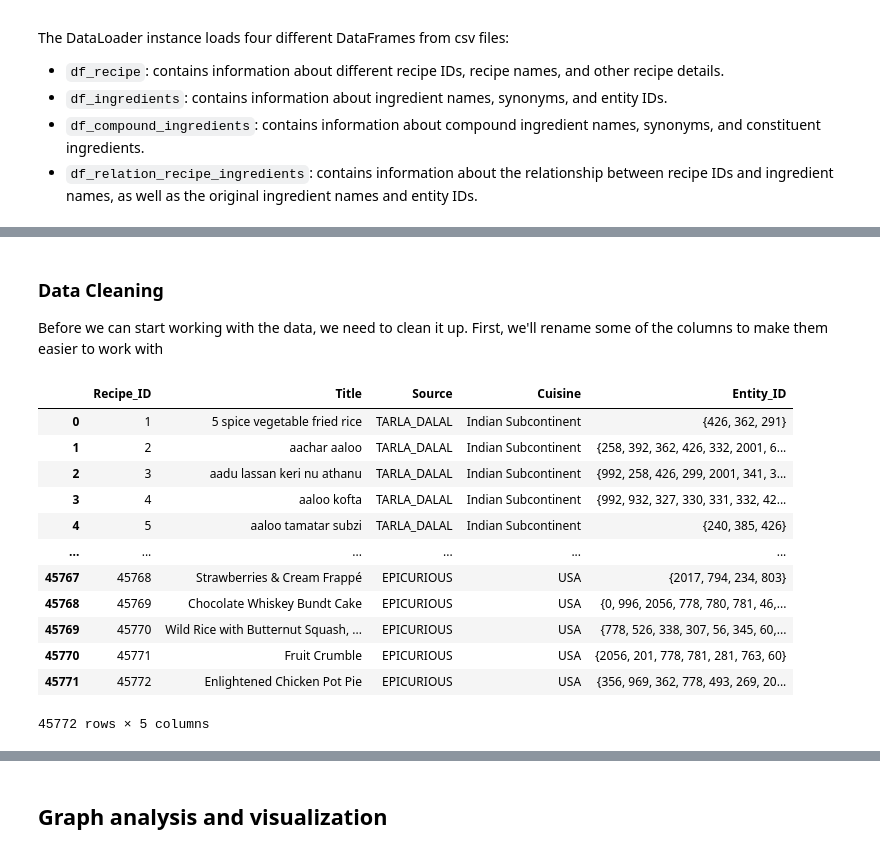
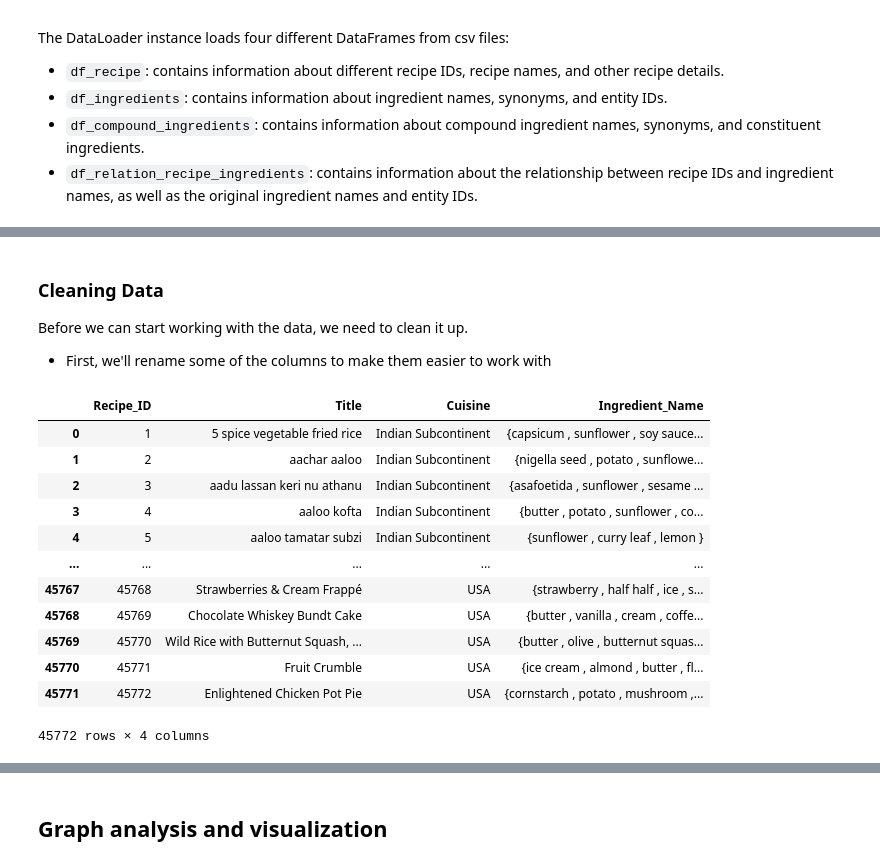
Before and after one commit to GiselleSL/Recipe-Data-Analysis, a Jupyter notebook: dataLoader.ipynb, the cells around one changed output, grey strips where cells are left out. Saved outputs shown, nothing was run; the diff lists cells and outputs as text; code cells hidden in the pictures.

```diff
--- a/dataLoader.ipynb
+++ b/dataLoader.ipynb
@@ -11,24 +12,3 @@ import pandas as pd
-# %%
-
-# * ----------------------------- CLASS DATALOADER ----------------------------- #
-class DataLoader:
-    """Clase genérica para procesar información de un archivo csv o json."""
-
-    def __init__(self, file_path, file_type="json"):
-        self._file_path = file_path
-        self._file_type = file_type
-
-    def load_data(self):
-        if self._file_type == "json":
-            with open(self._file_path, "r") as f:
-                data = json.load(f)
-            df = pd.DataFrame(data)
-        elif self._file_type == "csv":
-            df = pd.read_csv(self._file_path)
-        else:
-            raise ValueError(f"Unsupported file type: {self._file_type}")
-
-        return df
 # %% [markdown]
 ### Create Data Frames for each csv files.
 
@@ -52,29 +37,31 @@ df_relation_recipe_ingredients = df_relation_recipe_ingredients.rename(columns={
 # %% [markdown]
-### Data Cleaning
-
-Before we can start working with the data, we need to clean it up. First, we'll rename some of the columns to make them easier to work with
+### Cleaning Data
+Before we can start working with the data, we need to clean it up.
+- First, we'll rename some of the columns to make them easier to work with
 # %%
 def add_ingredients_to_recipe(df_recipe, df_relation_recipe_ingredients):
     # Agrupar los ingredientes por receta
-    ingredientes_por_receta = df_relation_recipe_ingredients.groupby("Recipe_ID")["Entity_ID"].apply(set)
+    ingredientes_por_receta = df_relation_recipe_ingredients.groupby("Recipe_ID")["Ingredient_Name"].apply(set)
     # Crear una nueva columna en el dataframe de recetas con los ingredientes
-    df_recipe["Entity_ID"] = df_recipe["Recipe_ID"].apply(lambda x: ingredientes_por_receta.get(x, set()))
+    df_recipe["Ingredient_Name"] = df_recipe["Recipe_ID"].apply(lambda x: ingredientes_por_receta.get(x, set()))
     return df_recipe
 
-df_recipe= add_ingredients_to_recipe(df_recipe,df_relation_recipe_ingredients)
+df_recipe_analysis= add_ingredients_to_recipe(df_recipe,df_relation_recipe_ingredients)
 #pd.set_option('display.max_rows', None)
-df_recipe
+df_recipe_analysis = df_recipe_analysis.drop('Source', axis=1)
+
+df_recipe_analysis
 # %% [output]
-|  | Recipe_ID | Title | Source | Cuisine | Entity_ID |
-| 0 | 1 | 5 spice vegetable fried rice | TARLA_DALAL | Indian Subcontinent | {426, 362, 291} |
-| 1 | 2 | aachar aaloo | TARLA_DALAL | Indian Subcontinent | {258, 392, 362, 426, 332, 2001, 6... |
-| 2 | 3 | aadu lassan keri nu athanu | TARLA_DALAL | Indian Subcontinent | {992, 258, 426, 299, 2001, 341, 3... |
-| 3 | 4 | aaloo kofta | TARLA_DALAL | Indian Subcontinent | {992, 932, 327, 330, 331, 332, 42... |
-| 4 | 5 | aaloo tamatar subzi | TARLA_DALAL | Indian Subcontinent | {240, 385, 426} |
-| ... | ... | ... | ... | ... | ... |
-| 45767 | 45768 | Strawberries & Cream Frappé | EPICURIOUS | USA | {2017, 794, 234, 803} |
-| 45768 | 45769 | Chocolate Whiskey Bundt Cake | EPICURIOUS | USA | {0, 996, 2056, 778, 780, 781, 46,... |
-| 45769 | 45770 | Wild Rice with Butternut Squash, ... | EPICURIOUS | USA | {778, 526, 338, 307, 56, 345, 60,... |
-| 45770 | 45771 | Fruit Crumble | EPICURIOUS | USA | {2056, 201, 778, 781, 281, 763, 60} |
-| 45771 | 45772 | Enlightened Chicken Pot Pie | EPICURIOUS | USA | {356, 969, 362, 778, 493, 269, 20... |
+|  | Recipe_ID | Title | Cuisine | Ingredient_Name |
+| 0 | 1 | 5 spice vegetable fried rice | Indian Subcontinent | {capsicum , sunflower , soy sauce... |
+| 1 | 2 | aachar aaloo | Indian Subcontinent | {nigella seed , potato , sunflowe... |
+| 2 | 3 | aadu lassan keri nu athanu | Indian Subcontinent | {asafoetida , sunflower , sesame ... |
+| 3 | 4 | aaloo kofta | Indian Subcontinent | {butter , potato , sunflower , co... |
+| 4 | 5 | aaloo tamatar subzi | Indian Subcontinent | {sunflower , curry leaf , lemon } |
+| ... | ... | ... | ... | ... |
+| 45767 | 45768 | Strawberries & Cream Frappé | USA | {strawberry , half half , ice , s... |
+| 45768 | 45769 | Chocolate Whiskey Bundt Cake | USA | {butter , vanilla , cream , coffe... |
+| 45769 | 45770 | Wild Rice with Butternut Squash, ... | USA | {butter , olive , butternut squas... |
+| 45770 | 45771 | Fruit Crumble | USA | {ice cream , almond , butter , fl... |
+| 45771 | 45772 | Enlightened Chicken Pot Pie | USA | {cornstarch , potato , mushroom ,... |
-45772 rows × 5 columns
+45772 rows × 4 columns
```
Also changed, not shown: parts of 36 cells of this notebook, 3 other files.
